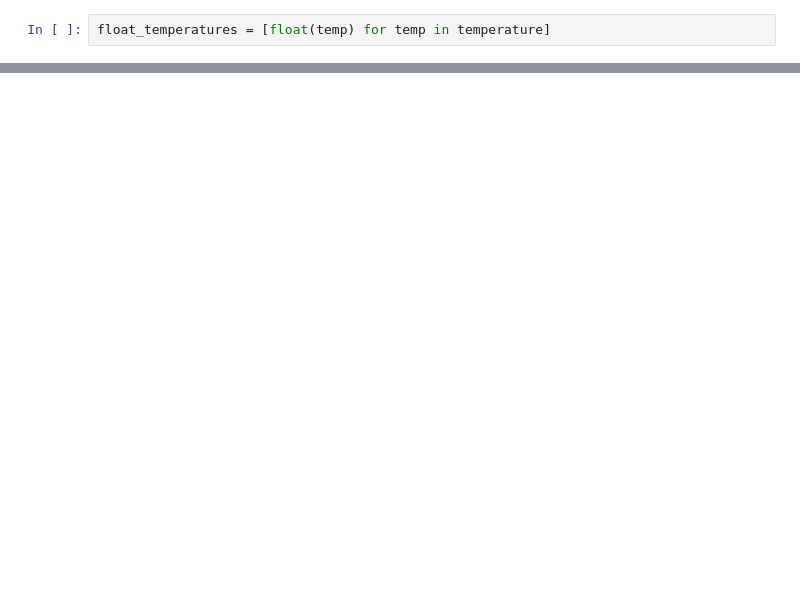
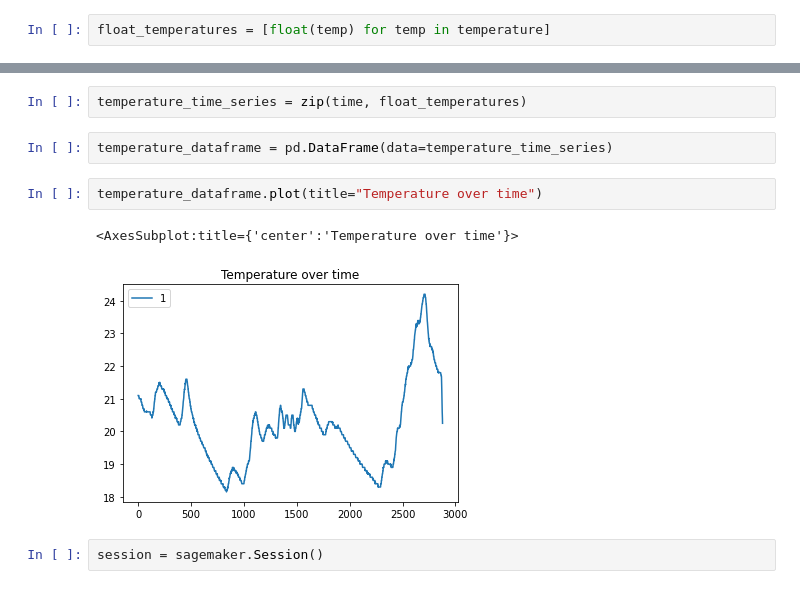
Before and after one commit to imjacobclark/sagemaker, a Jupyter notebook: temperature-timestream-analysis.ipynb, the cells around one changed output, grey strips where cells are left out. Cells and saved outputs as stored; diff of their text form; blank space fills up the shorter version.

```diff
--- a/temperature-timestream-analysis.ipynb
+++ b/temperature-timestream-analysis.ipynb
@@ -53,0 +69,11 @@ ax.legend(loc='upper left');
+# %%
+temperature_time_series = zip(time, float_temperatures)
+# %%
+temperature_dataframe = pd.DataFrame(data=temperature_time_series)
+# %%
+temperature_dataframe.plot(title="Temperature over time")
+# %% [output]
+<AxesSubplot:title={'center':'Temperature over time'}>
+[figure, added]
+# %%
+session = sagemaker.Session()
```
Also changed, not shown: parts of 15 cells of this notebook.
